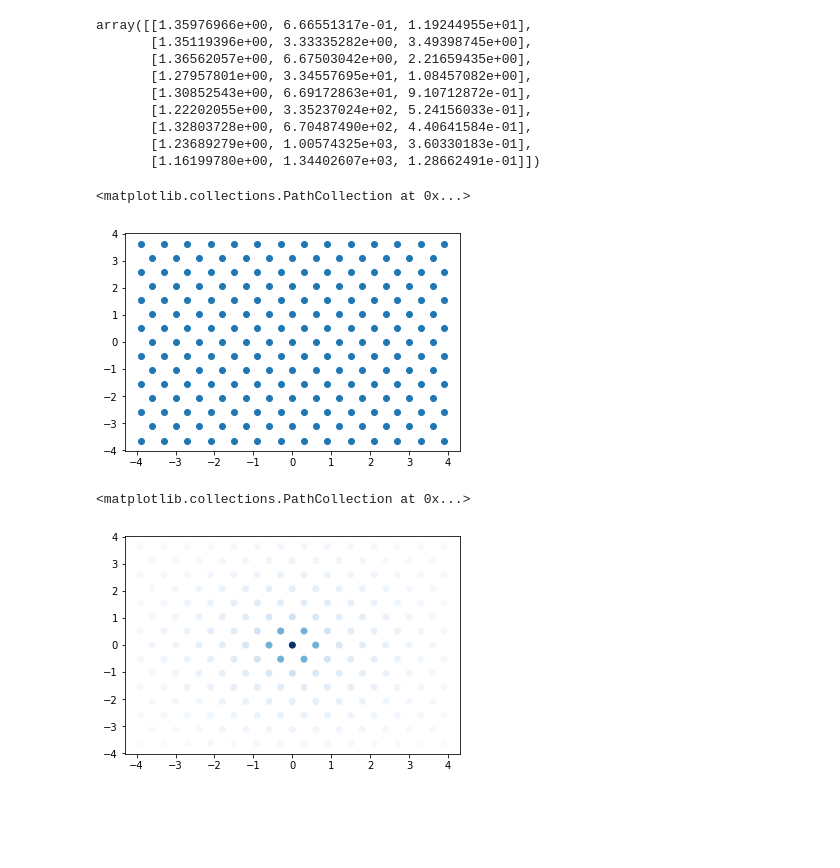
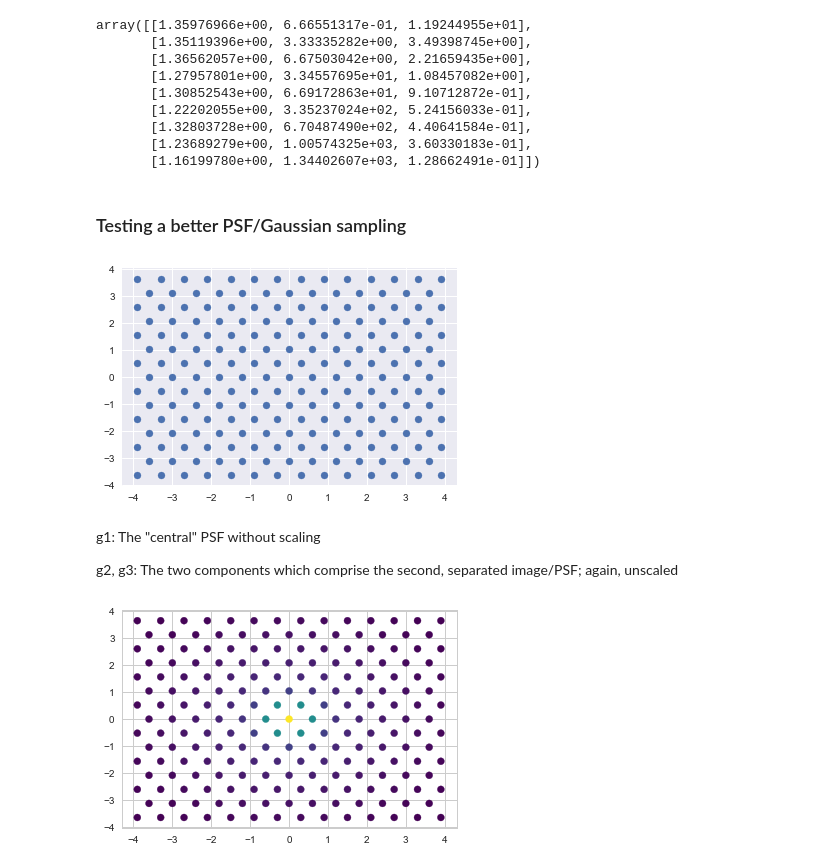
Before and after one commit to WinawerLab/vis-mod-course, a Jupyter notebook: Geisler1984/Geisler1984.ipynb, the cells around one changed output. Cells and saved outputs as stored; diff of their text form; code cells hidden in the pictures; blank space fills up the shorter version.

```diff
--- a/Geisler1984/Geisler1984.ipynb
+++ b/Geisler1984/Geisler1984.ipynb
@@ -33,7 +33,8 @@ Note: In the text, we assume the optics are isotropic, as in same everywhere. Th
 # %%
 psf = hf.pointspread_function(x, x)
 # %%
-plt.imshow(psf, extent=[-4.25, 4.25, -4.25, 4.25], cmap='gray')
+sns.set_style('white')
+plt.imshow(psf, extent=[-4.25, 4.25, -4.25, 4.25], cmap='viridis');
 plt.title('Point-spread function')
 plt.colorbar()
 # %% [output]
@@ -327,16 +269,21 @@ def get_photoreceptor_locations(x_minutes, y_minutes):
+# %% [markdown]
+### Testing a better PSF/Gaussian sampling
 # %%
-photoreceptors = get_photoreceptor_locations(4, 4)
-plt.scatter(photoreceptors[:,0], photoreceptors[:,1])
+photoreceptors = hf.get_photoreceptor_locations(4, 4);
+plt.scatter(photoreceptors[:,0], photoreceptors[:,1]);
 # %% [output]
-<matplotlib.collections.PathCollection at 0x...>
-[figure, old version]
+[figure, new version]
+# %% [markdown]
+g1: The "central" PSF without scaling
+
+g2, g3: The two components which comprise the second, separated image/PSF; again, unscaled
 # %%
-g1 = Pointspread_Function((0,0), [.684, .587], [.443, 2.035])
-g2 = Pointspread_Function((-6, 0), [.684, .587], [.443, 2.035])
-g3 = Pointspread_Function((6, 0), [.684, .587], [.443, 2.035])
+g1 = hf.Pointspread_Function((0,0), [.684, .587], [.443, 2.035])
+g2 = hf.Pointspread_Function((-6, 0), [.684, .587], [.443, 2.035])
+g3 = hf.Pointspread_Function((6, 0), [.684, .587], [.443, 2.035])
 # %%
-absorbed = g1.pdf(photoreceptors[:, 0], photoreceptors[:, 1])
-plt.scatter(photoreceptors[:, 0], photoreceptors[:, 1], c=absorbed, cmap='Blues')
+absorbed = g1.pdf(photoreceptors[:, 0], photoreceptors[:, 1]);
+sns.set_style('whitegrid')
+plt.scatter(photoreceptors[:, 0], photoreceptors[:, 1], c=absorbed, cmap='viridis');
 # %% [output]
-<matplotlib.collections.PathCollection at 0x...>
-[figure, old version]
+[figure, new version]
```
Also changed, not shown: parts of 21 cells of this notebook, 1 other file.
